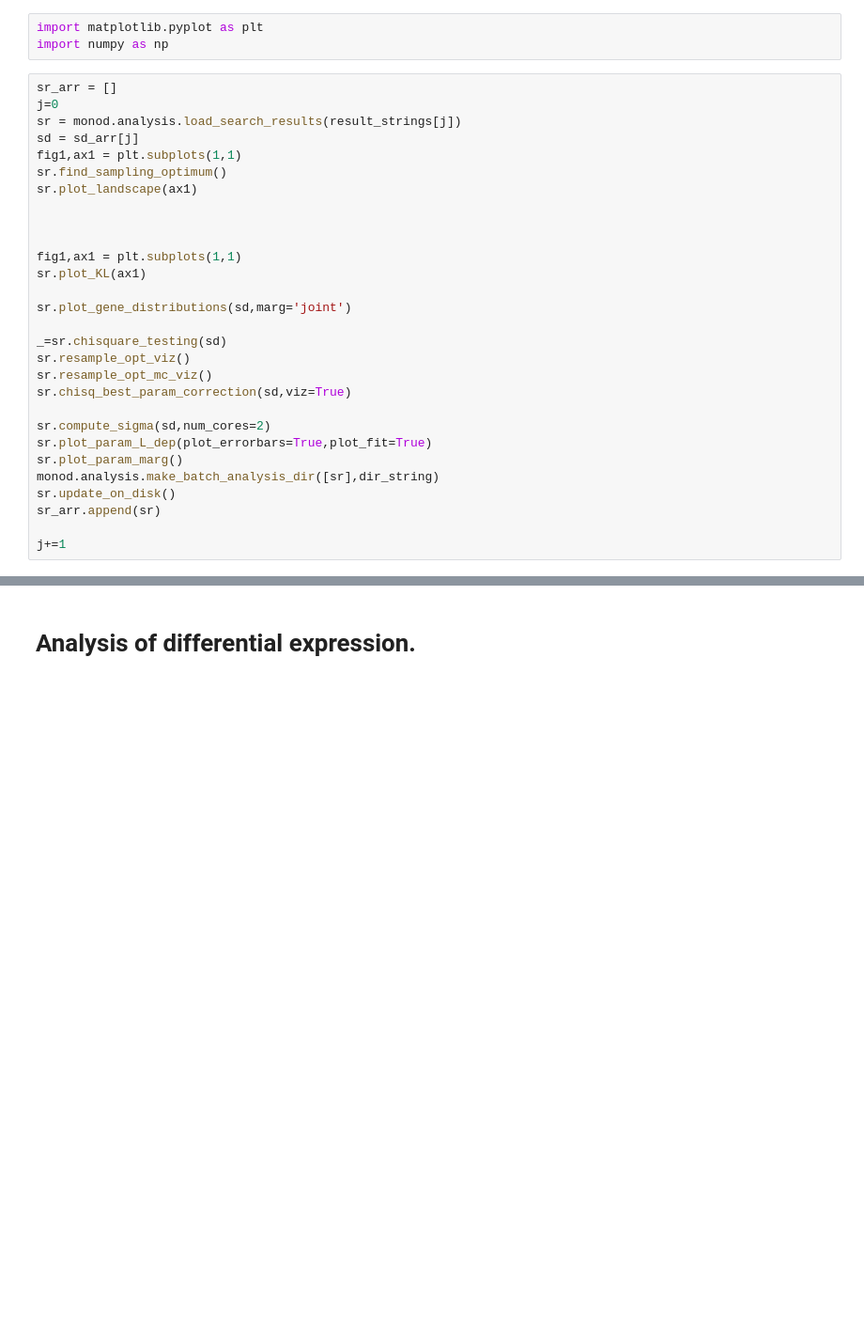
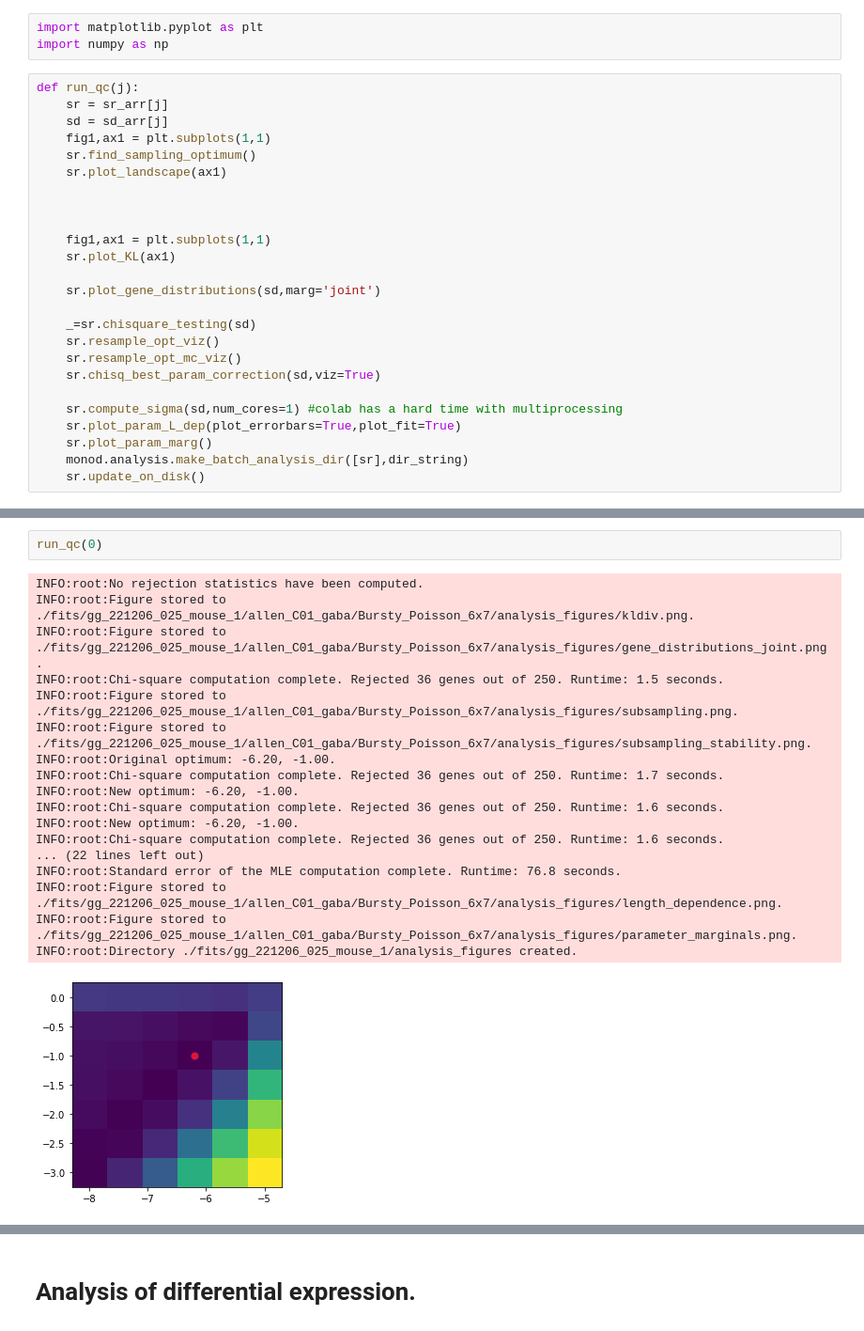
Before and after one commit to pachterlab/monod_examples, a Jupyter notebook: Monod_demo.ipynb, the cells around one changed output, grey strips where cells are left out. Shown at 94% size. Cells and saved outputs as stored; diff of their text form; blank space fills up the shorter version.

```diff
--- a/Monod_demo.ipynb
+++ b/Monod_demo.ipynb
@@ -210,31 +216,27 @@ Inspect all bursty result files and perform basic QC. We would like to be confid
 import matplotlib.pyplot as plt
 import numpy as np
 # %%
-sr_arr = []
-j=0
-sr = monod.analysis.load_search_results(result_strings[j])
-sd = sd_arr[j]
-fig1,ax1 = plt.subplots(1,1)
-sr.find_sampling_optimum()
-sr.plot_landscape(ax1)
+def run_qc(j):
+    sr = sr_arr[j]
+    sd = sd_arr[j]
+    fig1,ax1 = plt.subplots(1,1)
+    sr.find_sampling_optimum()
+    sr.plot_landscape(ax1)
 
 
 
-fig1,ax1 = plt.subplots(1,1)
-sr.plot_KL(ax1)
+    fig1,ax1 = plt.subplots(1,1)
+    sr.plot_KL(ax1)
 
-sr.plot_gene_distributions(sd,marg='joint')
+    sr.plot_gene_distributions(sd,marg='joint')
 
-_=sr.chisquare_testing(sd)
-sr.resample_opt_viz()
-sr.resample_opt_mc_viz()
-sr.chisq_best_param_correction(sd,viz=True)
+    _=sr.chisquare_testing(sd)
+    sr.resample_opt_viz()
+    sr.resample_opt_mc_viz()
+    sr.chisq_best_param_correction(sd,viz=True)
 
-sr.compute_sigma(sd,num_cores=2)
-sr.plot_param_L_dep(plot_errorbars=True,plot_fit=True)
-sr.plot_param_marg()
-monod.analysis.make_batch_analysis_dir([sr],dir_string)
-sr.update_on_disk()
-sr_arr.append(sr)
-
-j+=1
+    sr.compute_sigma(sd,num_cores=1) #colab has a hard time with multiprocessing
+    sr.plot_param_L_dep(plot_errorbars=True,plot_fit=True)
+    sr.plot_param_marg()
+    monod.analysis.make_batch_analysis_dir([sr],dir_string)
+    sr.update_on_disk()
@@ -285,0 +243,21 @@ sr.update_on_disk()
+# %%
+run_qc(0)
+# %% [output]
+INFO:root:No rejection statistics have been computed.
+INFO:root:Figure stored to ./fits/gg_221206_025_mouse_1/allen_C01_gaba/Bursty_Poisson_6x7/analysis_figures/kldiv.png.
+INFO:root:Figure stored to ./fits/gg_221206_025_mouse_1/allen_C01_gaba/Bursty_Poisson_6x7/analysis_figures/gene_distributions_joint.png.
+INFO:root:Chi-square computation complete. Rejected 36 genes out of 250. Runtime: 1.5 seconds.
+INFO:root:Figure stored to ./fits/gg_221206_025_mouse_1/allen_C01_gaba/Bursty_Poisson_6x7/analysis_figures/subsampling.png.
+INFO:root:Figure stored to ./fits/gg_221206_025_mouse_1/allen_C01_gaba/Bursty_Poisson_6x7/analysis_figures/subsampling_stability.png.
+INFO:root:Original optimum: -6.20, -1.00.
+INFO:root:Chi-square computation complete. Rejected 36 genes out of 250. Runtime: 1.7 seconds.
+INFO:root:New optimum: -6.20, -1.00.
+INFO:root:Chi-square computation complete. Rejected 36 genes out of 250. Runtime: 1.6 seconds.
+INFO:root:New optimum: -6.20, -1.00.
+INFO:root:Chi-square computation complete. Rejected 36 genes out of 250. Runtime: 1.6 seconds.
+... (22 lines left out)
+INFO:root:Standard error of the MLE computation complete. Runtime: 76.8 seconds.
+INFO:root:Figure stored to ./fits/gg_221206_025_mouse_1/allen_C01_gaba/Bursty_Poisson_6x7/analysis_figures/length_dependence.png.
+INFO:root:Figure stored to ./fits/gg_221206_025_mouse_1/allen_C01_gaba/Bursty_Poisson_6x7/analysis_figures/parameter_marginals.png.
+INFO:root:Directory ./fits/gg_221206_025_mouse_1/analysis_figures created.
+[figure, added]
```
Also changed, not shown: parts of 23 cells of this notebook.
